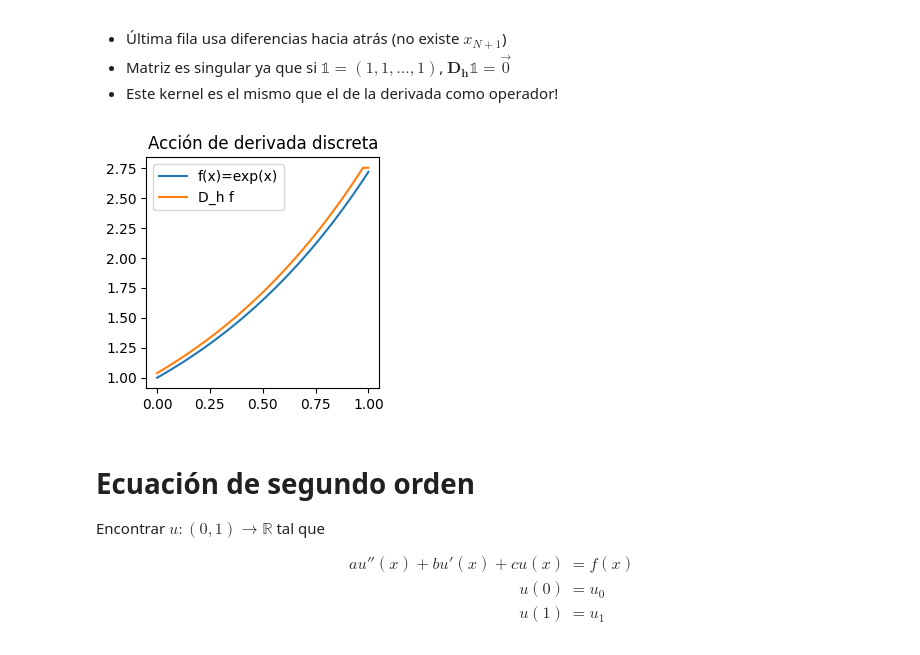
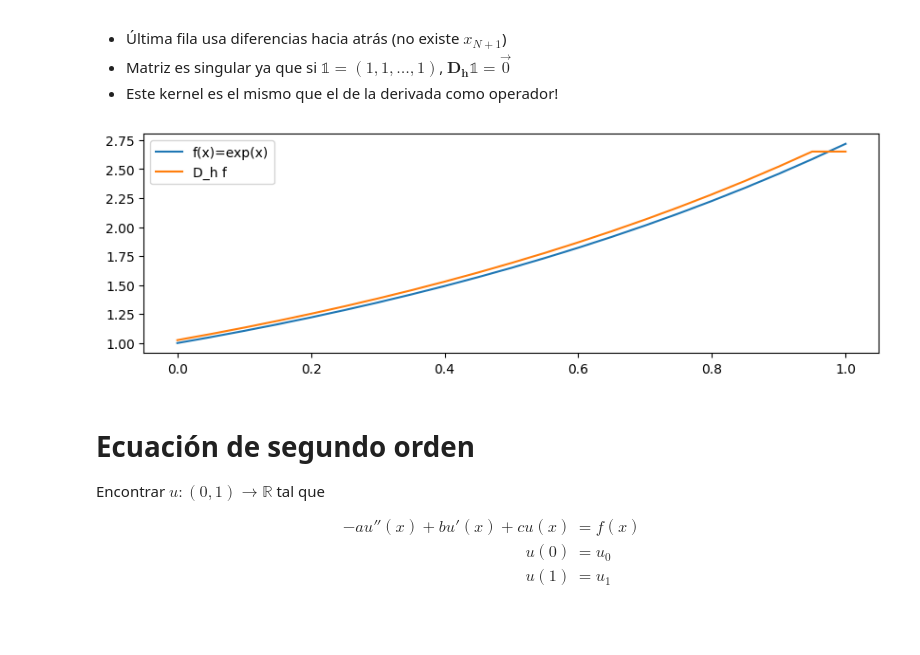
Before and after one commit to nabw/IMT1001, a Jupyter notebook: modulo-numerico/imt1001.ipynb, the cells around one changed output. Saved outputs shown, nothing was run; the diff lists cells and outputs as text; code cells hidden in the pictures; blank space fills up the shorter version.

```diff
--- a/modulo-numerico/imt1001.ipynb
+++ b/modulo-numerico/imt1001.ipynb
@@ -214,34 +213,33 @@ $$ \begin{bmatrix} f'(x_1) \\ f'(x_2) \\ \vdots \\ f'(x_{N-1}) \\ f'(x_N) \end{b
 - Matriz es singular ya que si $\mathbb{1} = (1,1,\dots,1)$, $\mathbf{D_h} \mathbb{1} =\vec 0$
 - Este kernel es el mismo que el de la derivada como operador!
 # %%
-Nints = 40 # Número de intervalos
-Npts = Nints # Número de puntos
+Nints = 20 # Número de intervalos
+Npts = Nints+1 # Número de puntos
 h = 1.0/Nints
 
 xs = np.linspace(0,1,Npts)
 Dh = np.zeros((Npts, Npts))
 for i in range(Npts-1):
-        Dh[i,i] = -1/h
-        Dh[i,i+1] = 1/h
+        Dh[i,i], Dh[i,i+1] = -1/h, 1/h
+
 Dh[-1,-2] = -1/h
 Dh[-1,-1] = 1/h
 fs = np.exp(xs)
 dfs = Dh @ fs
-plt.figure(figsize=(3, 3))
+plt.figure(figsize=(10, 3))
 plt.plot(xs, fs, label="f(x)=exp(x)")
 plt.plot(xs, dfs, label="D_h f")
 plt.legend()
-plt.title("Acción de derivada discreta")
 plt.show()
 # %% [output]
-[figure, old version]
+[figure, new version]
 # %% [markdown]
 # Ecuación de segundo orden
 
 Encontrar $u:(0,1)\to \mathbb{R}$ tal que
 
 $$ \begin{aligned}
-    a u''(x) + b u'(x) + c u(x) &= f(x) \\
+    -a u''(x) + b u'(x) + c u(x) &= f(x) \\
     u(0) &= u_0 \\
     u(1) &= u_1
 \end{aligned}$$
```
Also changed, not shown: parts of 15 cells of this notebook.
